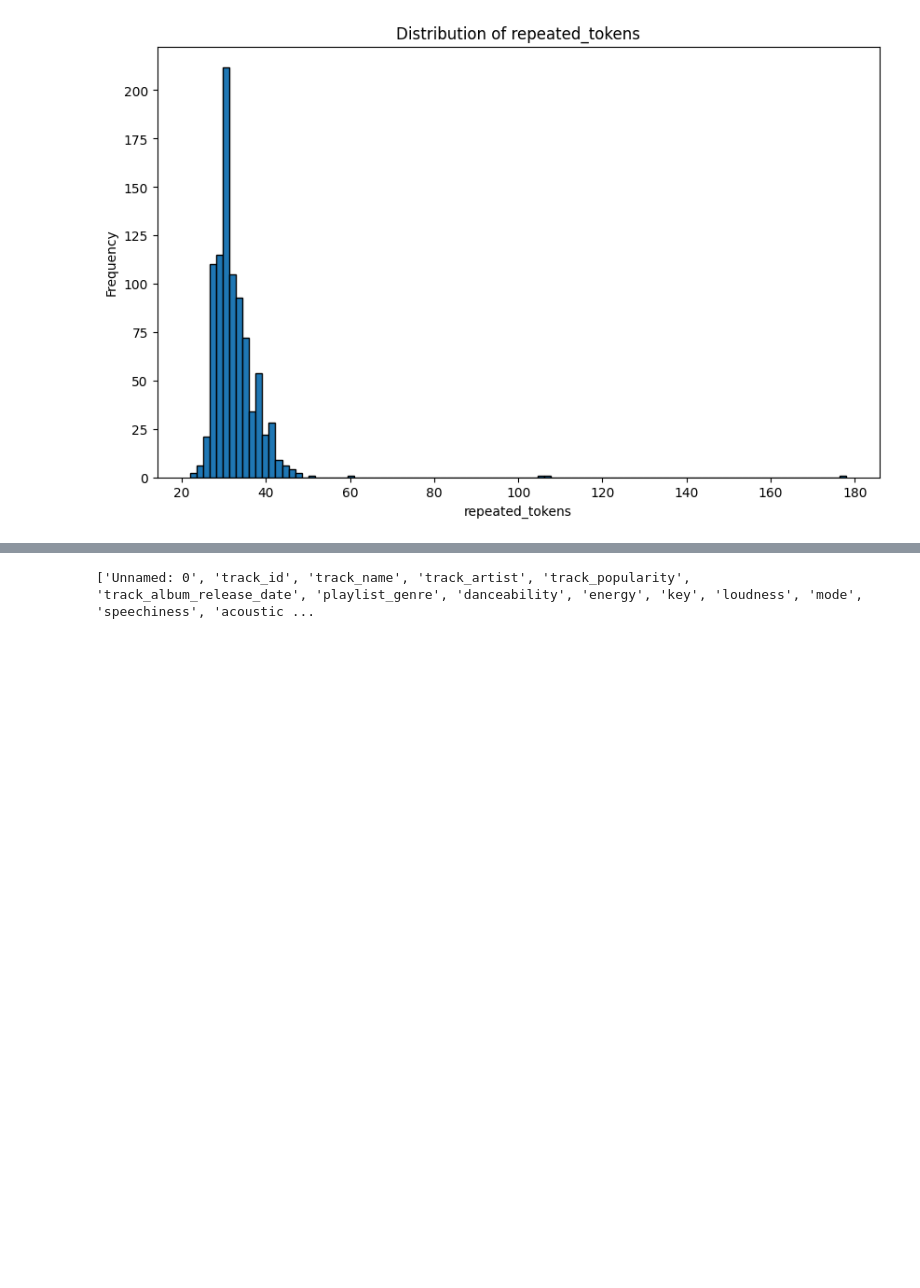
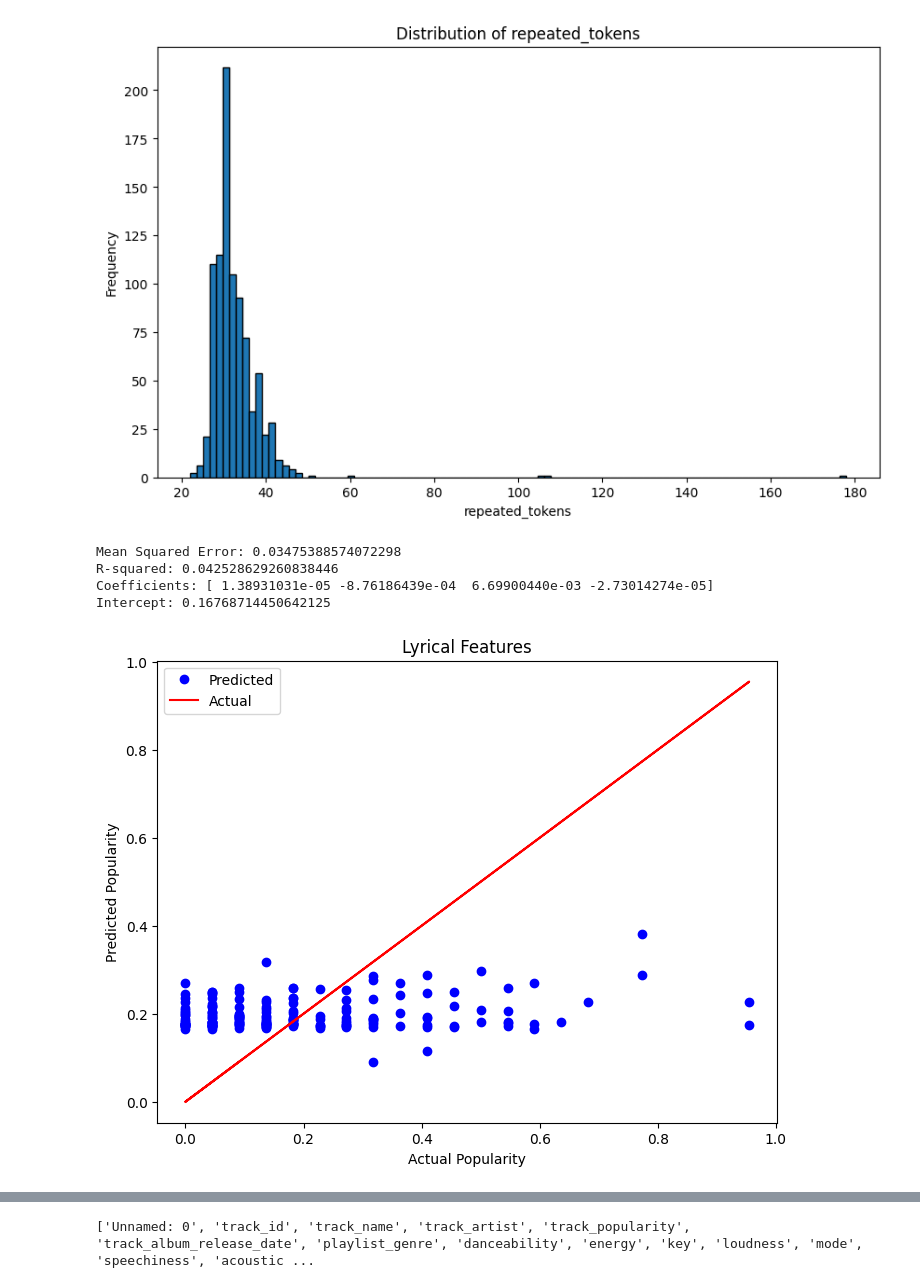
Before and after one commit to coleZeh/Owen-Cole_COSC410-FinalProject, a Jupyter notebook: finalProject.ipynb, the cells around one changed output, grey strips where cells are left out. Cells and saved outputs as stored; diff of their text form; code cells hidden in the pictures; blank space fills up the shorter version.

```diff
--- a/finalProject.ipynb
+++ b/finalProject.ipynb
@@ -229,3 +229,40 @@ plt.show()
 [figure]
 [figure]
 [figure]
+# %%
+X= df_features[['num_lyrics', 'repeated_tokens', 'max_stretch', 'highest_frequency']]
+y = df_features['track_popularity']
+
+# split the data into training and testing sets 80:20
+X_train, X_test, y_train, y_test = train_test_split(X, y, test_size=0.2, random_state=1)
+
+model = LinearRegression()
+
+model.fit(X_train, y_train)
+
+y_pred = model.predict(X_test)
+
+
+mse = mean_squared_error(y_test, y_pred)
+r2 = r2_score(y_test, y_pred)
+
+print(f'Mean Squared Error: {mse}')
+print(f'R-squared: {r2}')
+
+print(f'Coefficients: {model.coef_}')
+print(f'Intercept: {model.intercept_}')
+
+plt.figure(figsize=(8,6))
+plt.plot(y_test, y_pred, 'bo', label='Predicted')
+plt.plot(y_test, y_test, 'r-', label='Actual')
+plt.title('Lyrical Features')
+plt.xlabel('Actual Popularity')
+plt.ylabel('Predicted Popularity')
+plt.legend()
+plt.show()
+# %% [output]
+Mean Squared Error: 0.03475388574072298
+R-squared: 0.042528629260838446
+Coefficients: [ 1.38931031e-05 -8.76186439e-04  6.69900440e-03 -2.73014274e-05]
+Intercept: 0.16768714450642125
+[figure, added]
```
Also changed, not shown: parts of 6 cells of this notebook.
